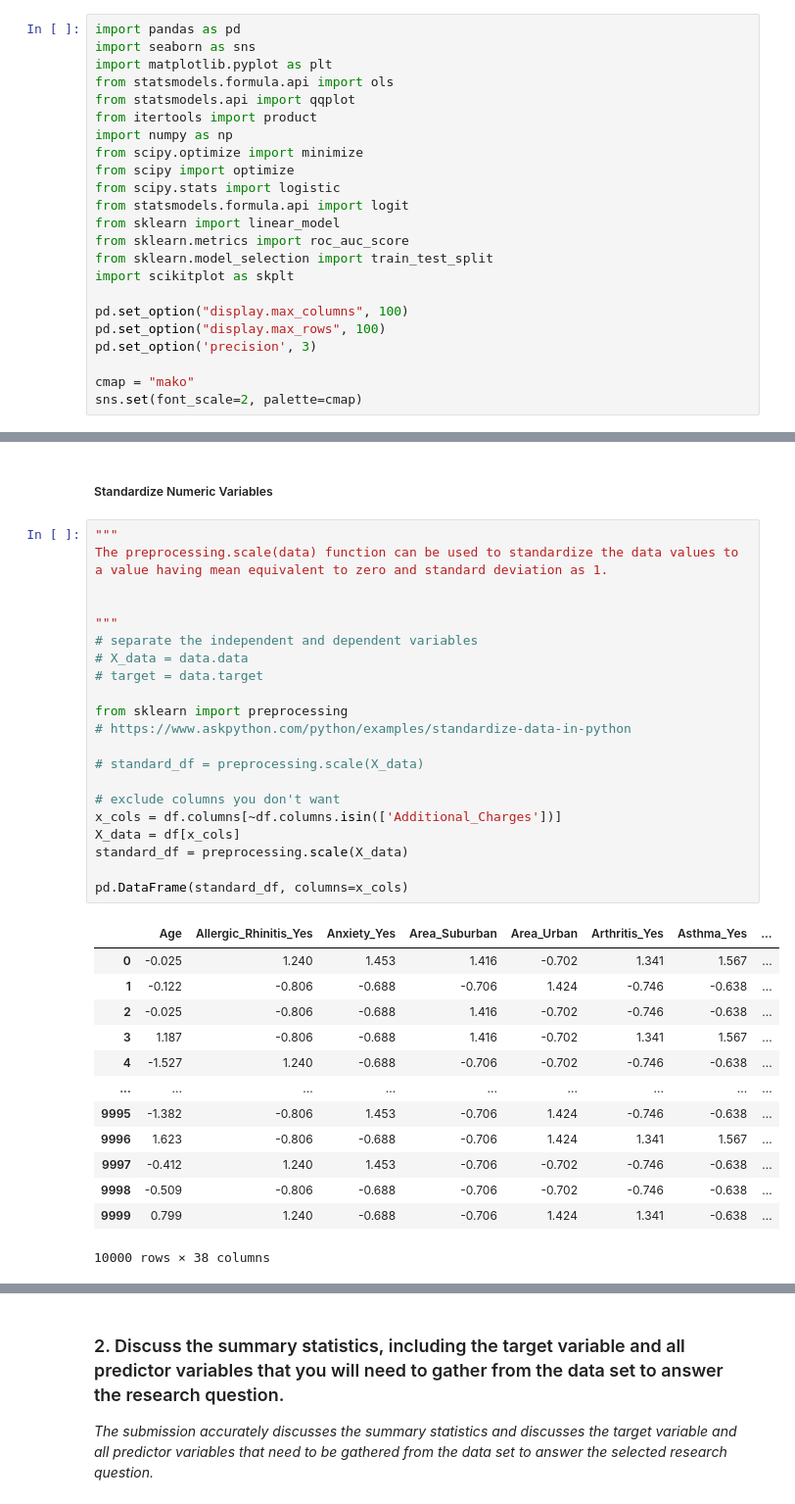
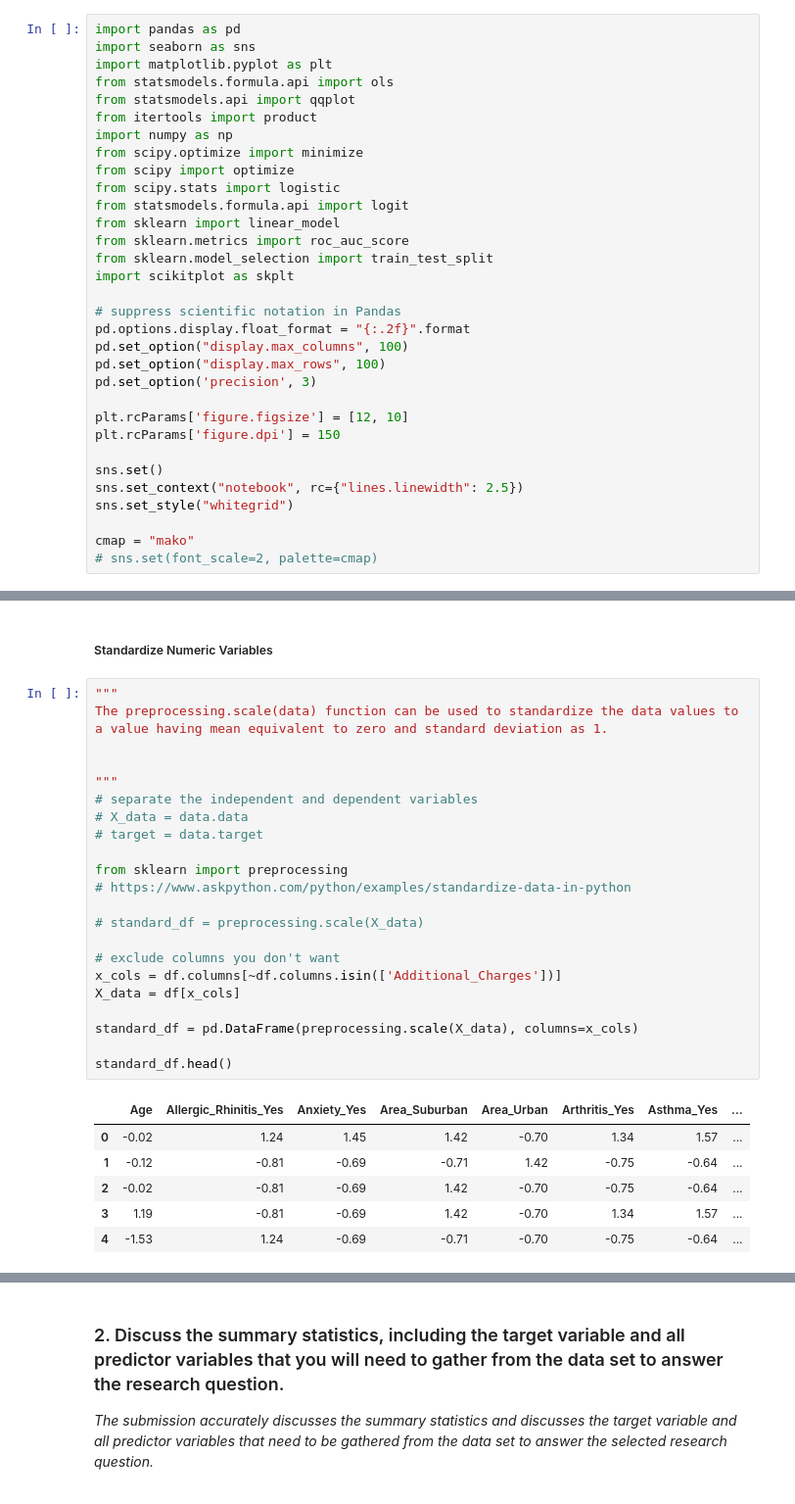
Before and after one commit to chrispaynes/OSDSC-Portfolio, a Jupyter notebook: predictive_modeling/TASK 1 - MULTIPLE REGRESSION FOR PREDICTIVE MODELING/multiple_regression.ipynb, the cells around one changed output, grey strips where cells are left out. Shown at 98% size. Drawn from its saved outputs; the diff is of its cells as text.

Commit message:
data preparation

```diff
--- a/predictive_modeling/TASK 1 - MULTIPLE REGRESSION FOR PREDICTIVE MODELING/multiple_regression.ipynb
+++ b/predictive_modeling/TASK 1 - MULTIPLE REGRESSION FOR PREDICTIVE MODELING/multiple_regression.ipynb
@@ -19,12 +19,21 @@ from sklearn.metrics import roc_auc_score
 from sklearn.model_selection import train_test_split
 import scikitplot as skplt
 
+# suppress scientific notation in Pandas
+pd.options.display.float_format = "{:.2f}".format
 pd.set_option("display.max_columns", 100)
 pd.set_option("display.max_rows", 100)
 pd.set_option('precision', 3)
 
+plt.rcParams['figure.figsize'] = [12, 10]
+plt.rcParams['figure.dpi'] = 150
+
+sns.set()
+sns.set_context("notebook", rc={"lines.linewidth": 2.5})
+sns.set_style("whitegrid")
+
 cmap = "mako"
-sns.set(font_scale=2, palette=cmap)
+# sns.set(font_scale=2, palette=cmap)
 # %%
 df = pd.read_csv("../TASK 1 - MULTIPLE REGRESSION FOR PREDICTIVE MODELING/src/medical_clean.csv")
 # %%
@@ -332,35 +349,29 @@ df.describe()
 # %%
 """
 The preprocessing.scale(data) function can be used to standardize the data values to a value having mean equivalent to zero and standard deviation as 1.
 
 
 """
 # separate the independent and dependent variables
 # X_data = data.data
 # target = data.target
 
 from sklearn import preprocessing
 # https://www.askpython.com/python/examples/standardize-data-in-python
 
 # standard_df = preprocessing.scale(X_data)
 
 # exclude columns you don't want
 x_cols = df.columns[~df.columns.isin(['Additional_Charges'])]
 X_data = df[x_cols]
-standard_df = preprocessing.scale(X_data)
 
-pd.DataFrame(standard_df, columns=x_cols)
+standard_df = pd.DataFrame(preprocessing.scale(X_data), columns=x_cols)
+
+standard_df.head()
 # %% [output]
 |  | Age | Allergic_Rhinitis_Yes | Anxiety_Yes | Area_Suburban | Area_Urban | Arthritis_Yes | Asthma_Yes | ... |
-| 0 | -0.025 | 1.240 | 1.453 | 1.416 | -0.702 | 1.341 | 1.567 | ... |
-| 1 | -0.122 | -0.806 | -0.688 | -0.706 | 1.424 | -0.746 | -0.638 | ... |
-| 2 | -0.025 | -0.806 | -0.688 | 1.416 | -0.702 | -0.746 | -0.638 | ... |
-| 3 | 1.187 | -0.806 | -0.688 | 1.416 | -0.702 | 1.341 | 1.567 | ... |
-| 4 | -1.527 | 1.240 | -0.688 | -0.706 | -0.702 | -0.746 | -0.638 | ... |
-| ... | ... | ... | ... | ... | ... | ... | ... | ... |
-| 9995 | -1.382 | -0.806 | 1.453 | -0.706 | 1.424 | -0.746 | -0.638 | ... |
-| 9996 | 1.623 | -0.806 | -0.688 | -0.706 | 1.424 | 1.341 | 1.567 | ... |
-| 9997 | -0.412 | 1.240 | 1.453 | -0.706 | -0.702 | -0.746 | -0.638 | ... |
-| 9998 | -0.509 | -0.806 | -0.688 | -0.706 | -0.702 | -0.746 | -0.638 | ... |
-| 9999 | 0.799 | 1.240 | -0.688 | -0.706 | 1.424 | 1.341 | -0.638 | ... |
+| 0 | -0.02 | 1.24 | 1.45 | 1.42 | -0.70 | 1.34 | 1.57 | ... |
+| 1 | -0.12 | -0.81 | -0.69 | -0.71 | 1.42 | -0.75 | -0.64 | ... |
+| 2 | -0.02 | -0.81 | -0.69 | 1.42 | -0.70 | -0.75 | -0.64 | ... |
+| 3 | 1.19 | -0.81 | -0.69 | 1.42 | -0.70 | 1.34 | 1.57 | ... |
+| 4 | -1.53 | 1.24 | -0.69 | -0.71 | -0.70 | -0.75 | -0.64 | ... |
-10000 rows × 38 columns
```
Also changed, not shown: parts of 60 cells of this notebook.
